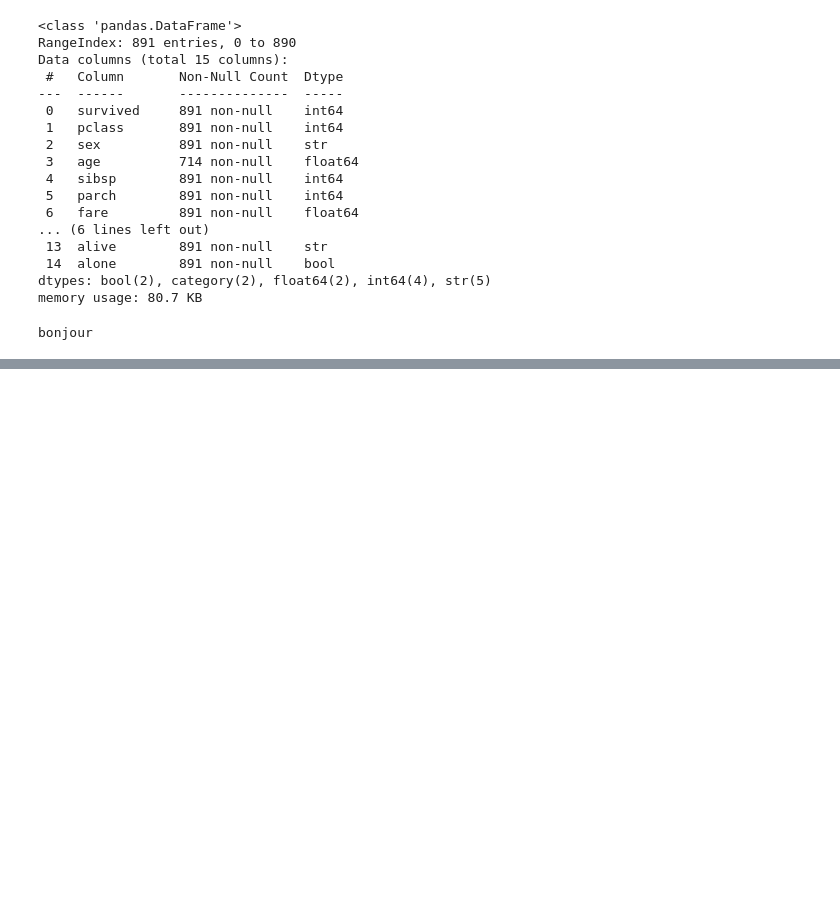
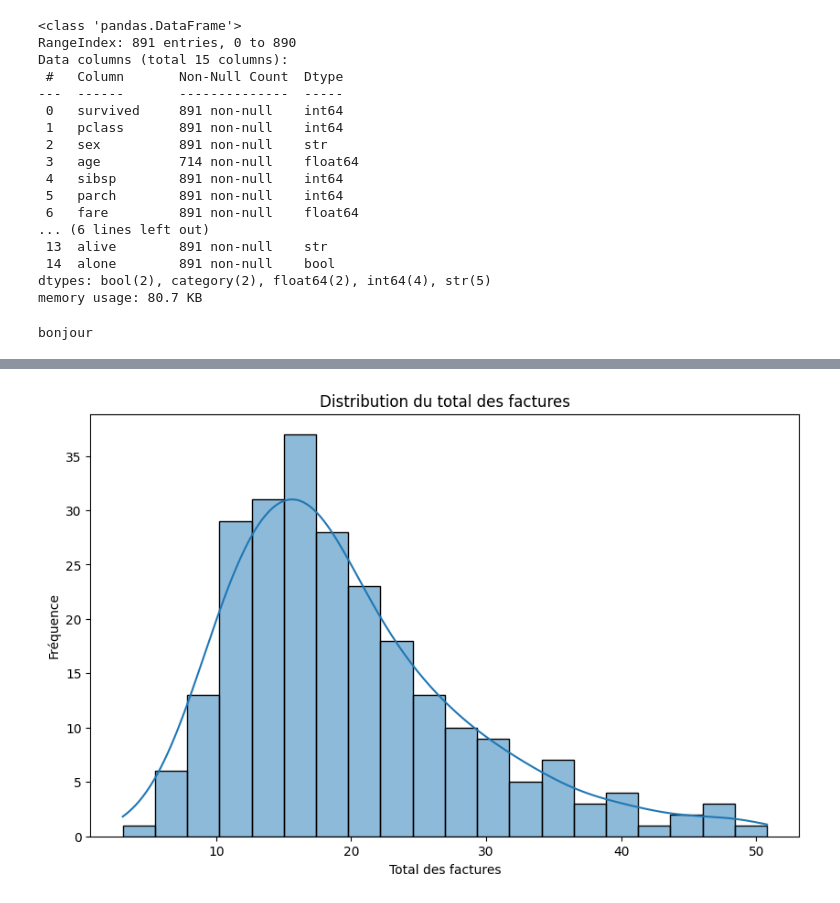
Before and after one commit to TanouDiallo/data-analysis, a Jupyter notebook: mean.ipynb, the cells around one changed output, grey strips where cells are left out. Saved outputs shown, nothing was run; the diff lists cells and outputs as text; code cells hidden in the pictures; blank space fills up the shorter version.

```diff
--- a/mean.ipynb
+++ b/mean.ipynb
@@ -59,0 +121,9 @@ bonjour
+# %%
+fig, size = plt.subplots(figsize=(10, 6))
+sns.histplot(df['total_bill'], bins=20, kde=True)
+plt.title('Distribution du total des factures')
+plt.xlabel('Total des factures')
+plt.ylabel('Fréquence')
+plt.show()
+# %% [output]
+[figure, added]
```
Also changed, not shown: parts of 17 cells of this notebook.
